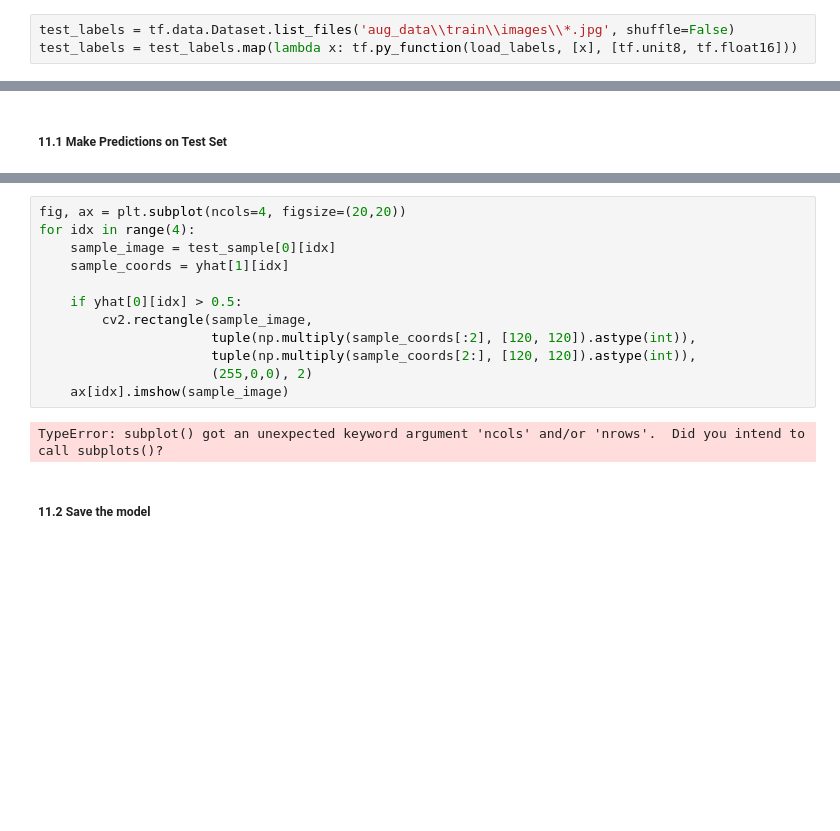
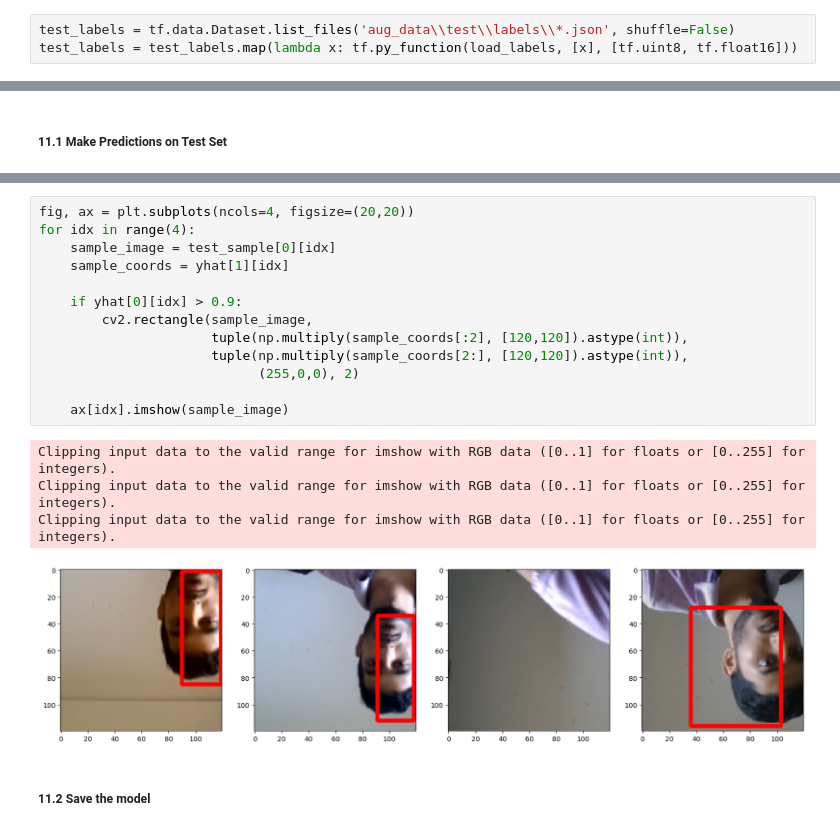
Before and after one commit to AdarshNagpure/Facial-detection-, a Jupyter notebook: Facial detection final model.ipynb, the cells around one changed output, grey strips where cells are left out. Drawn from its saved outputs; the diff is of its cells as text; blank space fills up the shorter version.

```diff
--- a/Facial detection final model.ipynb
+++ b/Facial detection final model.ipynb
@@ -500,3 +573,3 @@ InvalidArgumentError: Expected 'tf.Tensor(False, shape=(), dtype=bool)' to be tr
 # %%
-test_labels = tf.data.Dataset.list_files('aug_data\\train\\images\\*.jpg', shuffle=False)
-test_labels = test_labels.map(lambda x: tf.py_function(load_labels, [x], [tf.unit8, tf.float16]))
+test_labels = tf.data.Dataset.list_files('aug_data\\test\\labels\\*.json', shuffle=False)
+test_labels = test_labels.map(lambda x: tf.py_function(load_labels, [x], [tf.uint8, tf.float16]))
@@ -818,17 +970,21 @@ NameError: name 'test_sample' is not defined
 # %%
-fig, ax = plt.subplot(ncols=4, figsize=(20,20))
+fig, ax = plt.subplots(ncols=4, figsize=(20,20))
 for idx in range(4):
     sample_image = test_sample[0][idx]
     sample_coords = yhat[1][idx]
 
-    if yhat[0][idx] > 0.5:
+    if yhat[0][idx] > 0.9:
         cv2.rectangle(sample_image,
-                      tuple(np.multiply(sample_coords[:2], [120, 120]).astype(int)),
-                      tuple(np.multiply(sample_coords[2:], [120, 120]).astype(int)),
-                      (255,0,0), 2)
+                      tuple(np.multiply(sample_coords[:2], [120,120]).astype(int)),
+                      tuple(np.multiply(sample_coords[2:], [120,120]).astype(int)),
+                            (255,0,0), 2)
+
     ax[idx].imshow(sample_image)
 # %% [output]
-TypeError: subplot() got an unexpected keyword argument 'ncols' and/or 'nrows'.  Did you intend to call subplots()?
+Clipping input data to the valid range for imshow with RGB data ([0..1] for floats or [0..255] for integers).
+Clipping input data to the valid range for imshow with RGB data ([0..1] for floats or [0..255] for integers).
+Clipping input data to the valid range for imshow with RGB data ([0..1] for floats or [0..255] for integers).
+[figure, added]
 # %% [markdown]
 ##### 11.2 Save the model
 # %%
```
Also changed, not shown: parts of 63 cells of this notebook.
